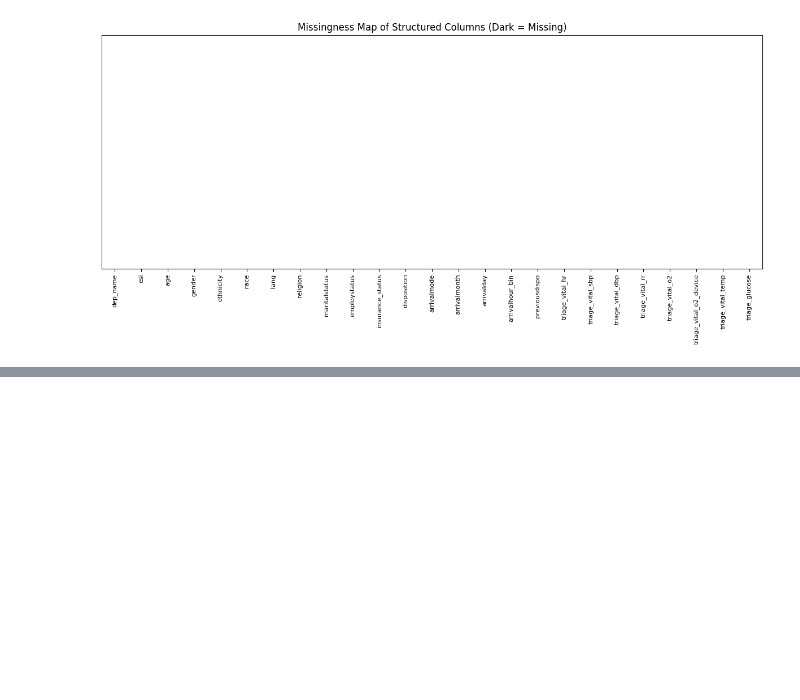
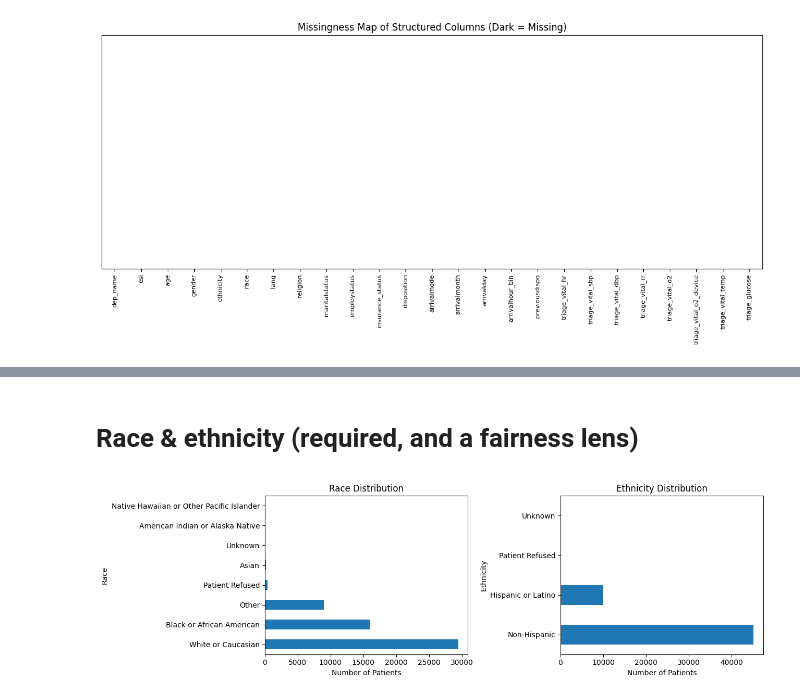
Before and after one commit to Colosolizer/carisurg-portfolio, a Jupyter notebook: notebooks/Week_5_Assignment_SekouRuddock.ipynb, the cells around one changed output, grey strips where cells are left out. Cells and saved outputs as stored; diff of their text form; code cells hidden in the pictures; blank space fills up the shorter version.

```diff
--- a/notebooks/Week_5_Assignment_SekouRuddock.ipynb
+++ b/notebooks/Week_5_Assignment_SekouRuddock.ipynb
@@ -648,0 +664,22 @@ plt.show()
+# %% [markdown]
+# Race & ethnicity (required, and a fairness lens)
+# %%
+fig, ax = plt.subplots(1, 2, figsize=(13,4))
+
+# ax[0] — Race as a HORIZONTAL bar chart:
+race_counts = df["race"].value_counts()
+race_counts.plot.barh(ax=ax[0])
+ax[0].set_title("Race Distribution")
+ax[0].set_xlabel("Number of Patients")
+ax[0].set_ylabel("Race")
+
+# ax[1] — Ethnicity drawn into ax[1].
+ethnicity_counts = df["ethnicity"].value_counts()
+ethnicity_counts.plot.barh(ax=ax[1])
+ax[1].set_title("Ethnicity Distribution")
+ax[1].set_xlabel("Number of Patients")
+ax[1].set_ylabel("Ethnicity")
+
+plt.tight_layout(); plt.savefig("figs/03_demographics.png", dpi=110); plt.show()
+# %% [output]
+[figure, added]
```
Also changed, not shown: parts of 11 cells of this notebook.
